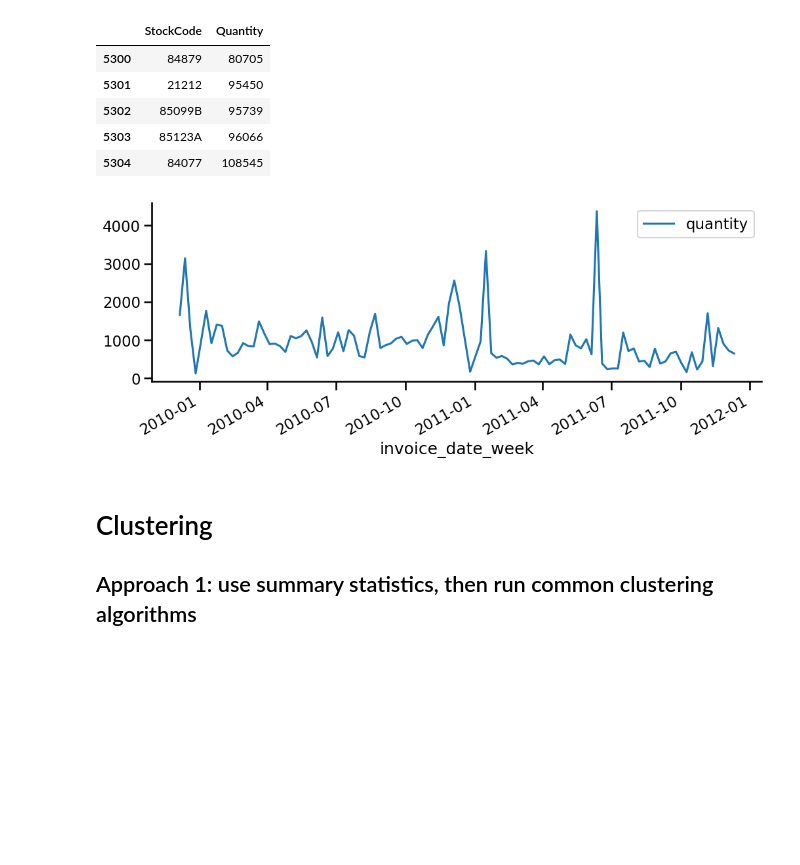
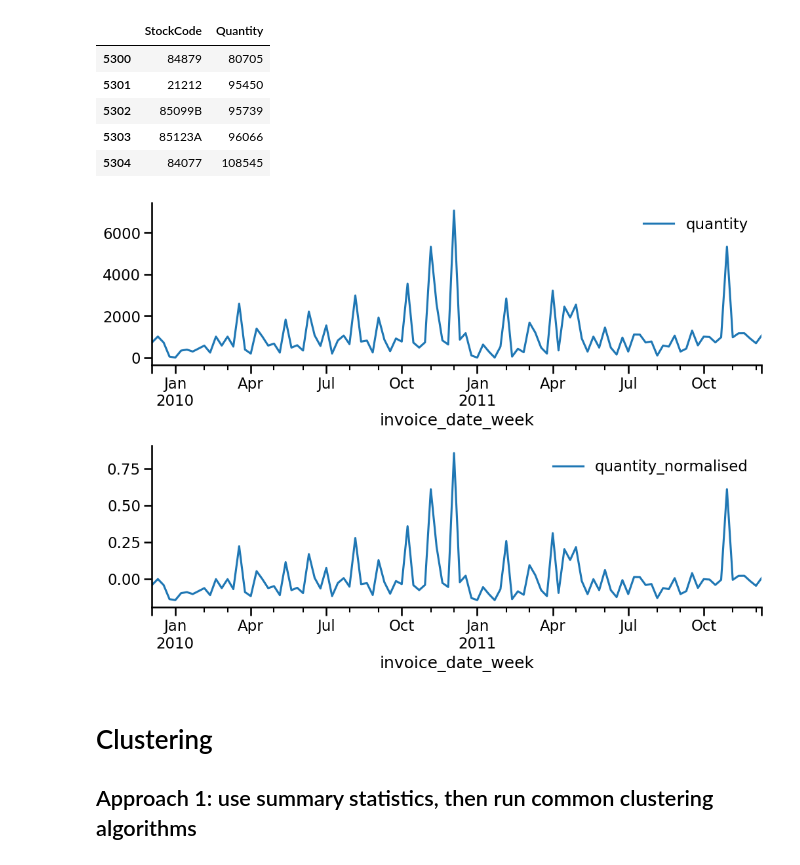
Before and after one commit to elvyna/uci-online-retail, a Jupyter notebook: notebooks/2021-07-05-time-series-clustering.ipynb, the cells around one changed output. Drawn from its saved outputs; the diff is of its cells as text; code cells hidden in the pictures; blank space fills up the shorter version.

```diff
--- a/notebooks/2021-07-05-time-series-clustering.ipynb
+++ b/notebooks/2021-07-05-time-series-clustering.ipynb
@@ -9,7 +50,7 @@ sns.set_context('talk')
 # %% [markdown]
 # Data Preparation
 # %%
-df_raw = pd.read_csv("../data/online_retail_II.csv")
+df_raw = pd.read_csv("data/online_retail_II.csv")
 df_raw.shape
 # %% [output]
 (1067371, 8)
@@ -155,7 +196,7 @@ sns.despine();
 from utils.preprocess_time_series import generate_complete_records
 
 GENERATE_SERIES = False
-SERIES_FILE_NAME = '../data/weekly-item-full-series.parquet'
+SERIES_FILE_NAME = 'data/weekly-item-full-series.parquet'
 
 if GENERATE_SERIES:
     df_agg_full = generate_complete_records(df=df_agg, date_freq='W')
@@ -164,3 +205,6 @@ else:
     df_agg_full = pd.read_parquet(SERIES_FILE_NAME)
 
 assert df_agg_full['quantity'].sum() == df_agg['quantity'].sum(), "Different values after generating complete records!"
+# %%
+df_agg_full = normalise_value(df=df_agg_full, grouping_column_list=["stock_code"], metric_column="quantity")
+df_agg_full.head()
@@ -193,17 +264,22 @@ agg_quantity.tail()
 | 5303 | 85123A | 96066 |
 | 5304 | 84077 | 108545 |
 # %%
-f, ax = plt.subplots(figsize=(12,4))
+f, ax = plt.subplots(figsize=(12,8), nrows=2)
+plt.subplots_adjust(hspace=.5)
 
-SELECTED_ITEM = '85123A'
-df_agg.query('stock_code == @SELECTED_ITEM').plot.line(
-    x='invoice_date_week',
-    y='quantity',
-    ax=ax
-);
+SELECTED_ITEM = '84077'
+for idx, metric in enumerate(["quantity", "quantity_normalised"]):
+    df_agg_full.query('stock_code == @SELECTED_ITEM').plot.line(
+        x='invoice_date_week',
+        y=metric,
+        label=metric,
+        ax=ax[idx]
+    );
+    ax[idx].legend(frameon=False)
+
 sns.despine();
 # %% [output]
-[figure, old version]
+[figure, new version]
 # %% [markdown]
 # Clustering
 
```
Also changed, not shown: parts of 12 cells of this notebook, 1 other file.
